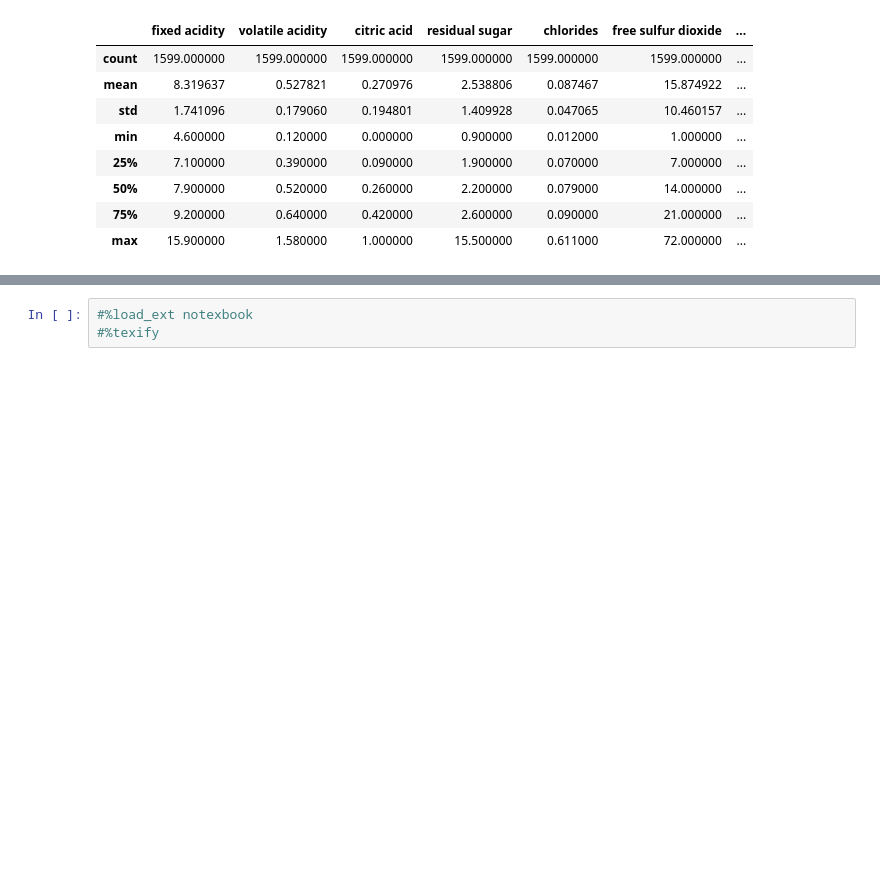
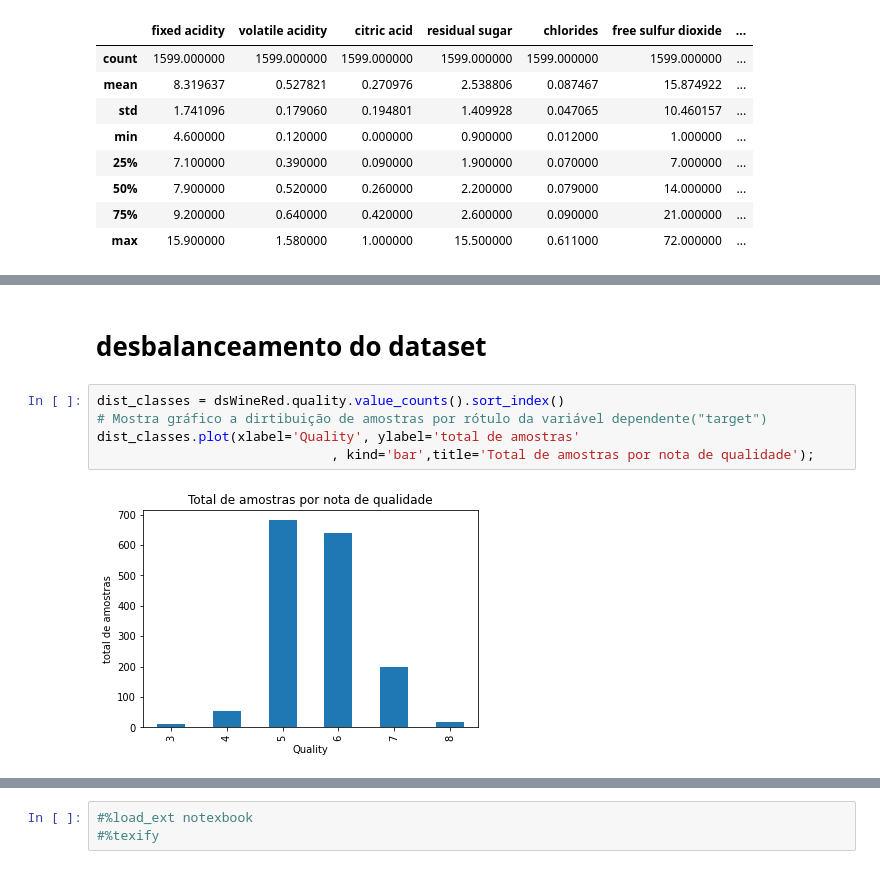
Before and after one commit to andersonmgomes/ML_prof_AnaLuizaBessa, a Jupyter notebook: 20211223-Trabalho04.ipynb, the cells around one changed output, grey strips where cells are left out. Drawn from its saved outputs; the diff is of its cells as text; blank space fills up the shorter version.

```diff
--- a/20211223-Trabalho04.ipynb
+++ b/20211223-Trabalho04.ipynb
@@ -231,0 +696,9 @@ automl.getBestConfusionMatrix();
+# %% [markdown]
+# desbalanceamento do dataset
+# %%
+dist_classes = dsWineRed.quality.value_counts().sort_index()
+# Mostra gráfico a dirtibuição de amostras por rótulo da variável dependente("target")
+dist_classes.plot(xlabel='Quality', ylabel='total de amostras'
+                              , kind='bar',title='Total de amostras por nota de qualidade');
+# %% [output]
+[figure, added]
```
Also changed, not shown: parts of 30 cells of this notebook, 24 other files.
